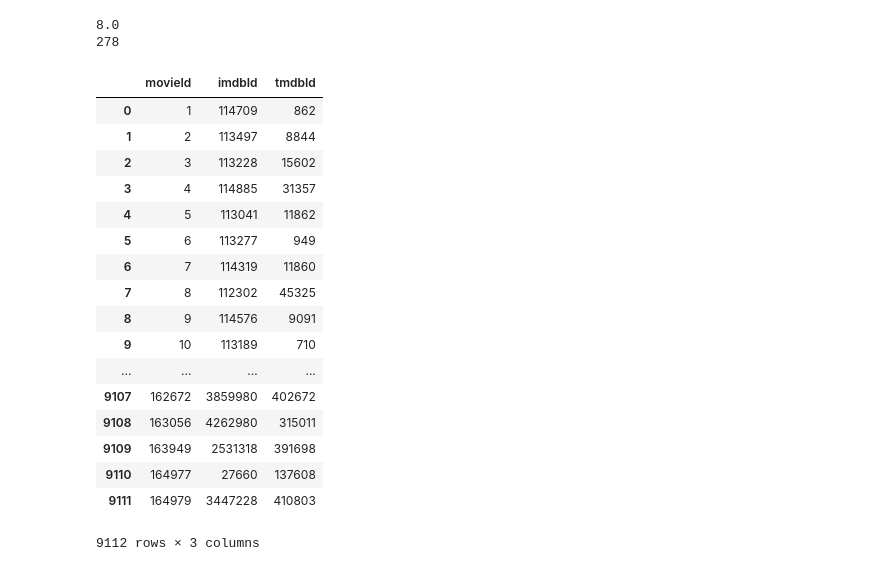
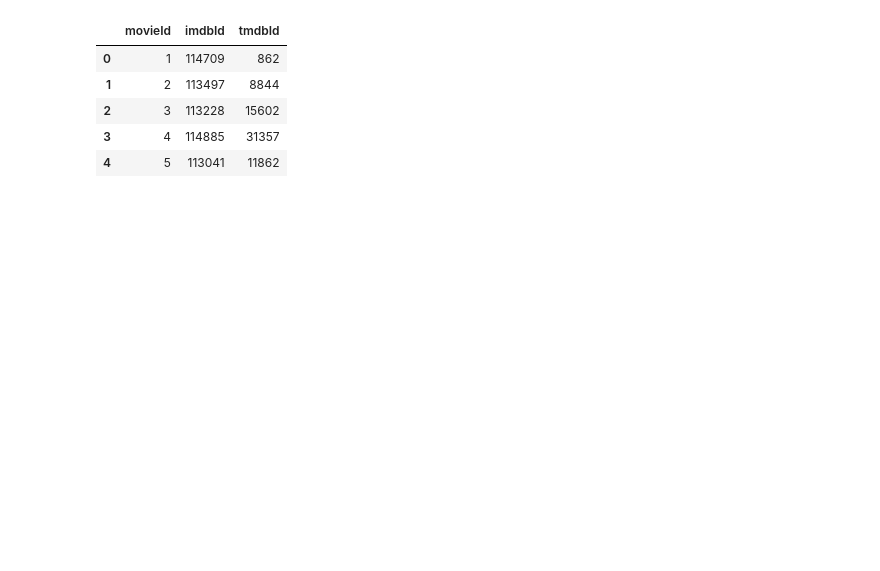
Before and after one commit to quang2705/Recommender, a Jupyter notebook: DataProcessing.ipynb, the cells around one changed output. Cells and saved outputs as stored; diff of their text form; code cells hidden in the pictures; blank space fills up the shorter version.

```diff
--- a/DataProcessing.ipynb
+++ b/DataProcessing.ipynb
@@ -61,13 +81 @@ md
-# %%
-a = "8.0"
-print(float(a))
-with open('md.csv') as f:
-    reader = csv.reader(f)
-    for row in reader:
-#         print(row[0])
-        if (row[6] == '8358.0'):
-            print(row[1])
-# %% [output]
-8.0
-278
 # %%
@@ -75,36 +83,22 @@ md.to_csv('md.csv')
 # %%
-link = pd.read_csv('links_small.csv')
-
+link = pd.read_csv('data/links_small.csv')
 link.dropna()
-
 link['movieId'] = link['movieId'].astype(int)
 link['imdbId'] = link['imdbId'].astype(int)
 link['tmdbId'] = link['tmdbId'].astype(float)
 
 for index, li in link[['tmdbId']].iterrows():
     if li[0] != li[0]:
         link = link.drop(index)
 
 link['tmdbId'] = link['tmdbId'].astype(int)
 link= link[['movieId','imdbId', 'tmdbId']]
-link.to_csv('links_small.csv')
-link
+link.to_csv('data/links_small.csv')
+link.head(5)
 # %% [output]
 |  | movieId | imdbId | tmdbId |
 | 0 | 1 | 114709 | 862 |
 | 1 | 2 | 113497 | 8844 |
 | 2 | 3 | 113228 | 15602 |
 | 3 | 4 | 114885 | 31357 |
 | 4 | 5 | 113041 | 11862 |
-| 5 | 6 | 113277 | 949 |
-| 6 | 7 | 114319 | 11860 |
-| 7 | 8 | 112302 | 45325 |
-| 8 | 9 | 114576 | 9091 |
-| 9 | 10 | 113189 | 710 |
-| ... | ... | ... | ... |
-| 9107 | 162672 | 3859980 | 402672 |
-| 9108 | 163056 | 4262980 | 315011 |
-| 9109 | 163949 | 2531318 | 391698 |
-| 9110 | 164977 | 27660 | 137608 |
-| 9111 | 164979 | 3447228 | 410803 |
-9112 rows × 3 columns
```
Also changed, not shown: parts of 8 cells of this notebook, 2 other files.
